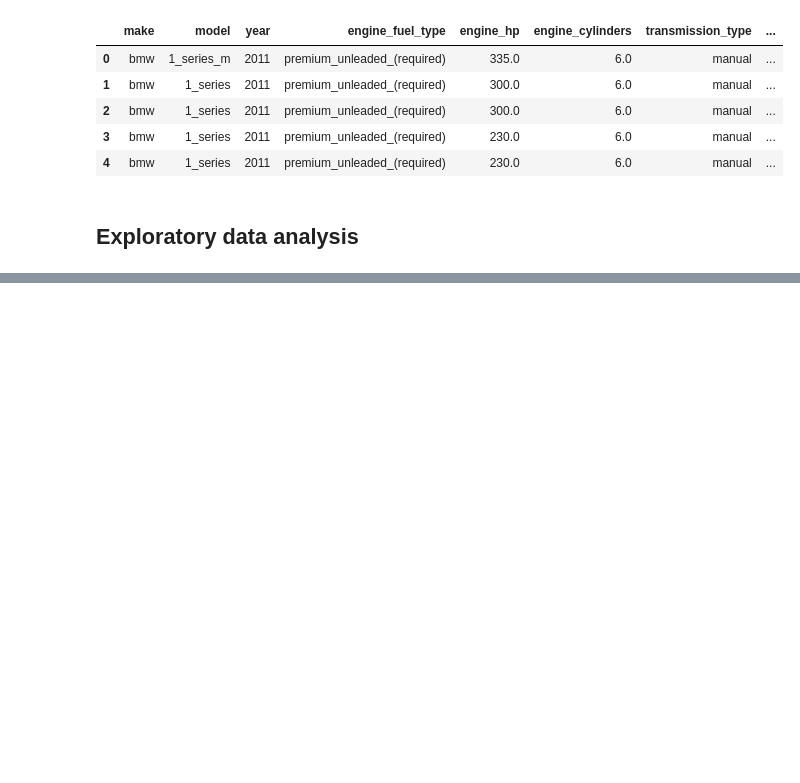
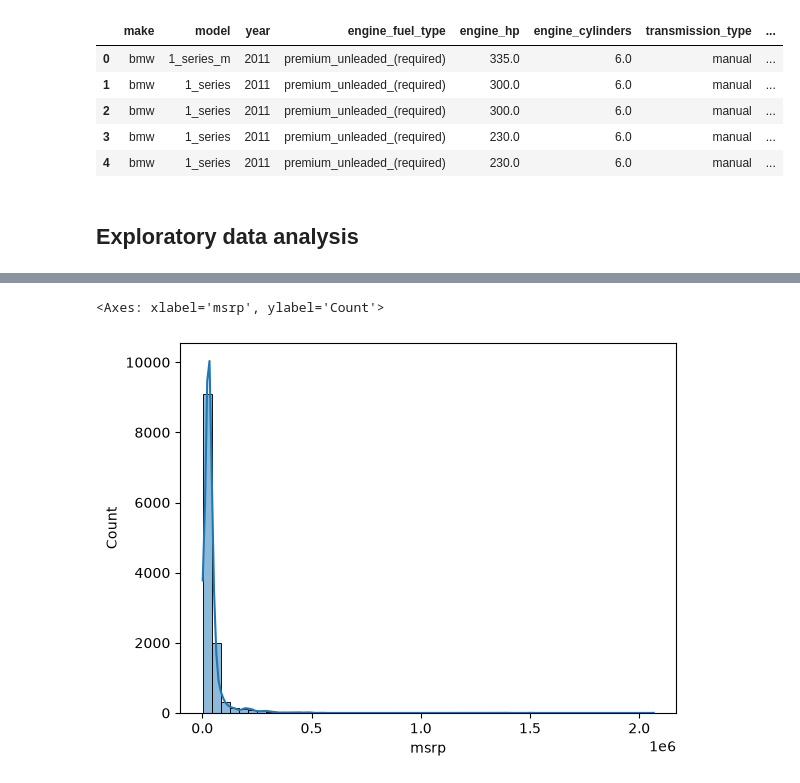
Before and after one commit to beebzee1722/ml_zoomcamp, a Jupyter notebook: 02-car_price/car_price.ipynb, the cells around one changed output, grey strips where cells are left out. Cells and saved outputs as stored; diff of their text form; code cells hidden in the pictures; blank space fills up the shorter version.

```diff
--- a/02-car_price/car_price.ipynb
+++ b/02-car_price/car_price.ipynb
@@ -68,0 +102,6 @@ df.head()
+# %%
+sns.histplot(df.msrp, bins=50, kde=True)
+# this is a long tail distribution, so we can limit the x-axis to 100k to see the distribution better
+# %% [output]
+<Axes: xlabel='msrp', ylabel='Count'>
+[figure, added]
```
Also changed, not shown: parts of 7 cells of this notebook.
